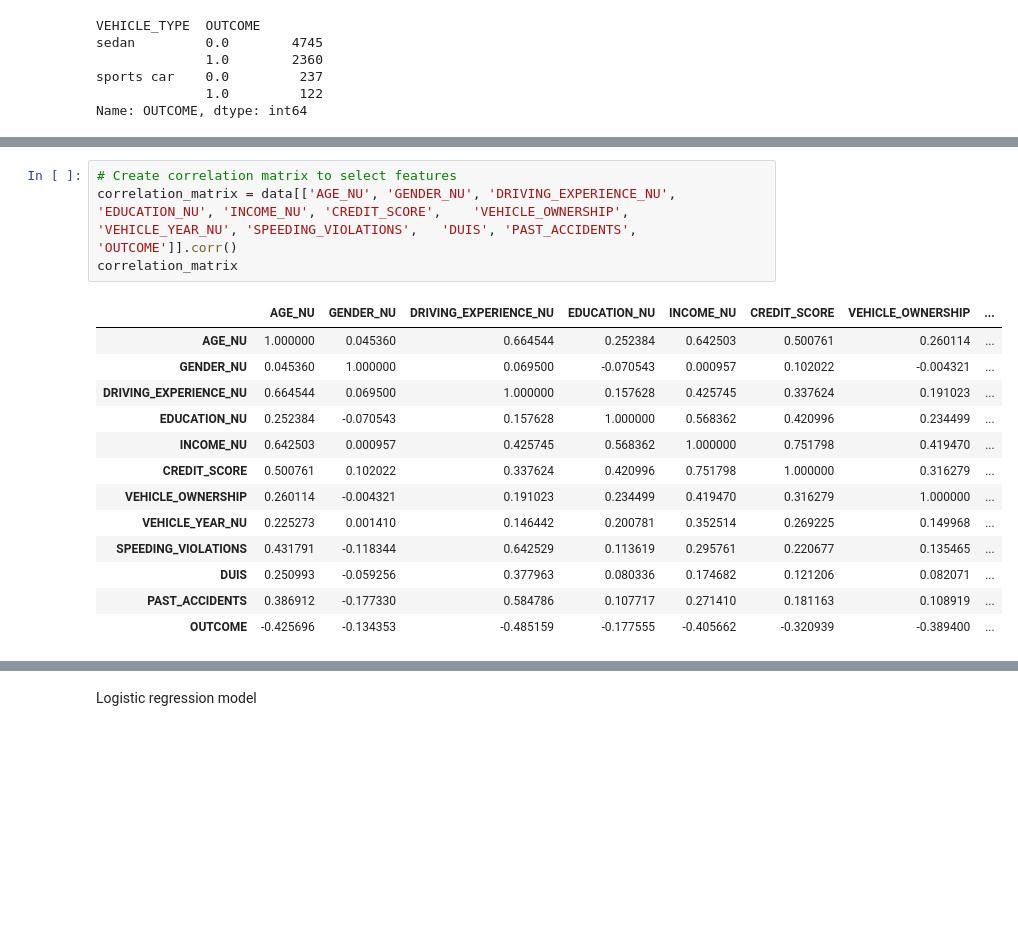
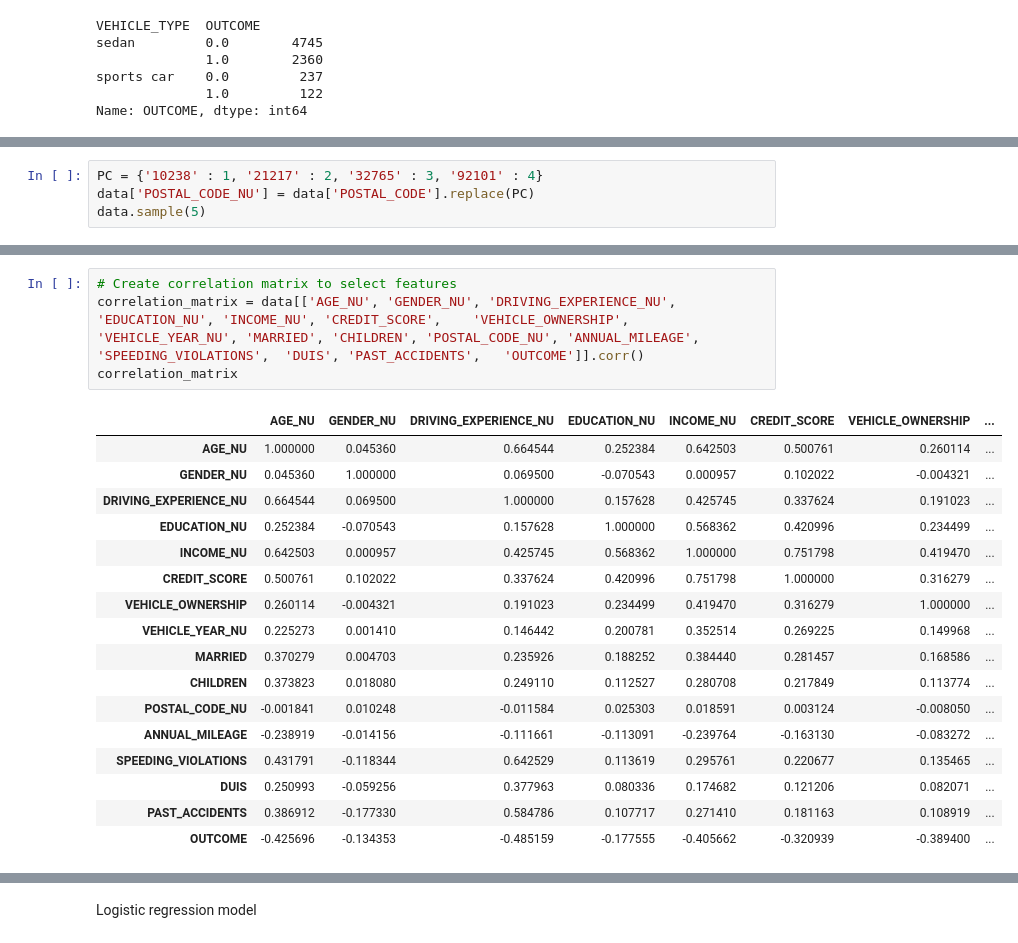
Before and after one commit to KasunAt/CapstoneProject, a Jupyter notebook: Capstone_Project_2022.ipynb, the cells around one changed output, grey strips where cells are left out. Cells and saved outputs as stored; diff of their text form; blank space fills up the shorter version.

```diff
--- a/Capstone_Project_2022.ipynb
+++ b/Capstone_Project_2022.ipynb
@@ -377,0 +390,4 @@ Name: OUTCOME, dtype: int64
+# %%
+PC = {'10238' : 1, '21217' : 2, '32765' : 3, '92101' : 4}
+data['POSTAL_CODE_NU'] = data['POSTAL_CODE'].replace(PC)
+data.sample(5)
@@ -378,17 +412,21 @@ Name: OUTCOME, dtype: int64
 # %%
 # Create correlation matrix to select features
-correlation_matrix = data[['AGE_NU', 'GENDER_NU', 'DRIVING_EXPERIENCE_NU', 'EDUCATION_NU', 'INCOME_NU', 'CREDIT_SCORE',	'VEHICLE_OWNERSHIP', 'VEHICLE_YEAR_NU', 'SPEEDING_VIOLATIONS',	'DUIS',	'PAST_ACCIDENTS',	'OUTCOME']].corr()
+correlation_matrix = data[['AGE_NU', 'GENDER_NU', 'DRIVING_EXPERIENCE_NU', 'EDUCATION_NU', 'INCOME_NU', 'CREDIT_SCORE',	'VEHICLE_OWNERSHIP', 'VEHICLE_YEAR_NU', 'MARRIED', 'CHILDREN', 'POSTAL_CODE_NU', 'ANNUAL_MILEAGE', 'SPEEDING_VIOLATIONS',	'DUIS',	'PAST_ACCIDENTS',	'OUTCOME']].corr()
 correlation_matrix
 # %% [output]
 |  | AGE_NU | GENDER_NU | DRIVING_EXPERIENCE_NU | EDUCATION_NU | INCOME_NU | CREDIT_SCORE | VEHICLE_OWNERSHIP | ... |
 | AGE_NU | 1.000000 | 0.045360 | 0.664544 | 0.252384 | 0.642503 | 0.500761 | 0.260114 | ... |
 | GENDER_NU | 0.045360 | 1.000000 | 0.069500 | -0.070543 | 0.000957 | 0.102022 | -0.004321 | ... |
 | DRIVING_EXPERIENCE_NU | 0.664544 | 0.069500 | 1.000000 | 0.157628 | 0.425745 | 0.337624 | 0.191023 | ... |
 | EDUCATION_NU | 0.252384 | -0.070543 | 0.157628 | 1.000000 | 0.568362 | 0.420996 | 0.234499 | ... |
 | INCOME_NU | 0.642503 | 0.000957 | 0.425745 | 0.568362 | 1.000000 | 0.751798 | 0.419470 | ... |
 | CREDIT_SCORE | 0.500761 | 0.102022 | 0.337624 | 0.420996 | 0.751798 | 1.000000 | 0.316279 | ... |
 | VEHICLE_OWNERSHIP | 0.260114 | -0.004321 | 0.191023 | 0.234499 | 0.419470 | 0.316279 | 1.000000 | ... |
 | VEHICLE_YEAR_NU | 0.225273 | 0.001410 | 0.146442 | 0.200781 | 0.352514 | 0.269225 | 0.149968 | ... |
+| MARRIED | 0.370279 | 0.004703 | 0.235926 | 0.188252 | 0.384440 | 0.281457 | 0.168586 | ... |
+| CHILDREN | 0.373823 | 0.018080 | 0.249110 | 0.112527 | 0.280708 | 0.217849 | 0.113774 | ... |
+| POSTAL_CODE_NU | -0.001841 | 0.010248 | -0.011584 | 0.025303 | 0.018591 | 0.003124 | -0.008050 | ... |
+| ANNUAL_MILEAGE | -0.238919 | -0.014156 | -0.111661 | -0.113091 | -0.239764 | -0.163130 | -0.083272 | ... |
 | SPEEDING_VIOLATIONS | 0.431791 | -0.118344 | 0.642529 | 0.113619 | 0.295761 | 0.220677 | 0.135465 | ... |
 | DUIS | 0.250993 | -0.059256 | 0.377963 | 0.080336 | 0.174682 | 0.121206 | 0.082071 | ... |
 | PAST_ACCIDENTS | 0.386912 | -0.177330 | 0.584786 | 0.107717 | 0.271410 | 0.181163 | 0.108919 | ... |
```
Also changed, not shown: parts of 51 cells of this notebook.
